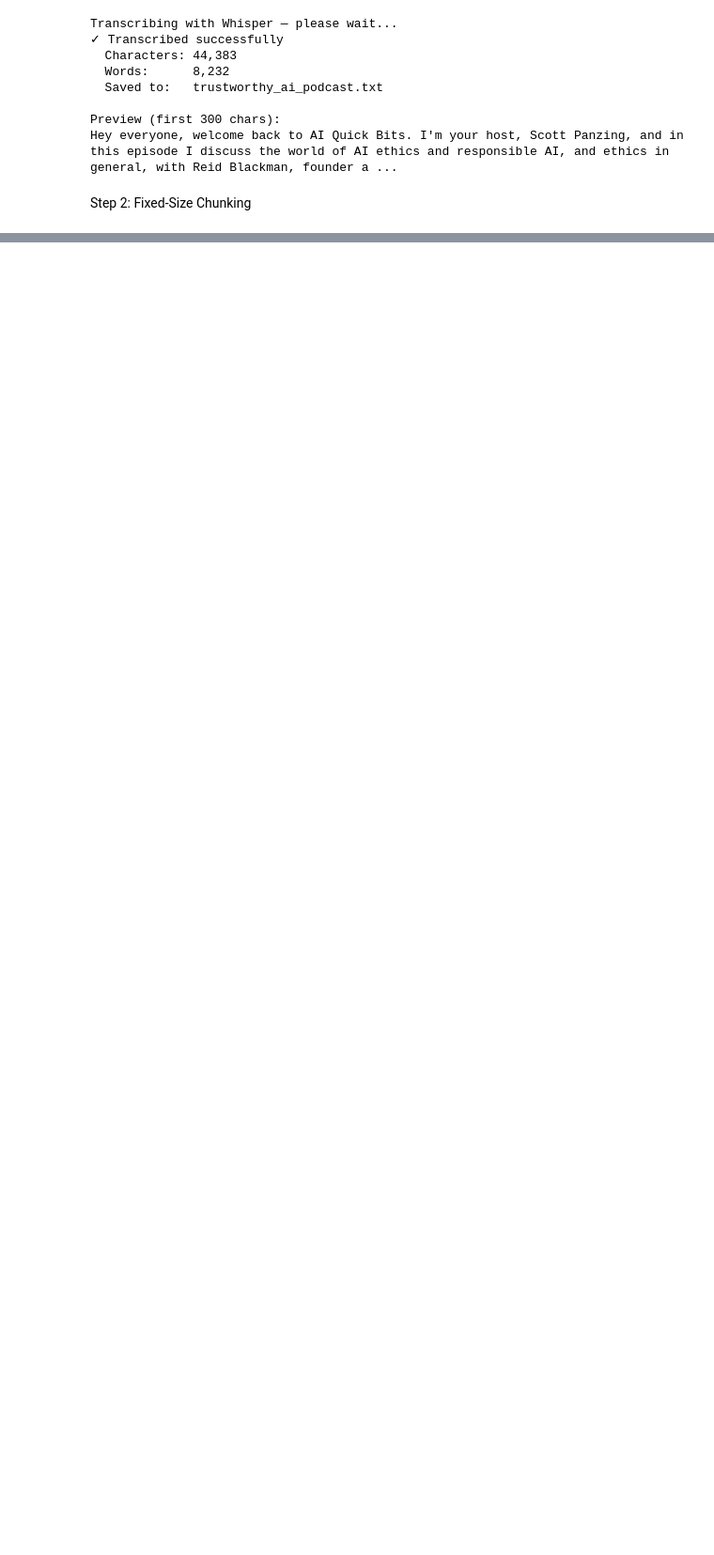
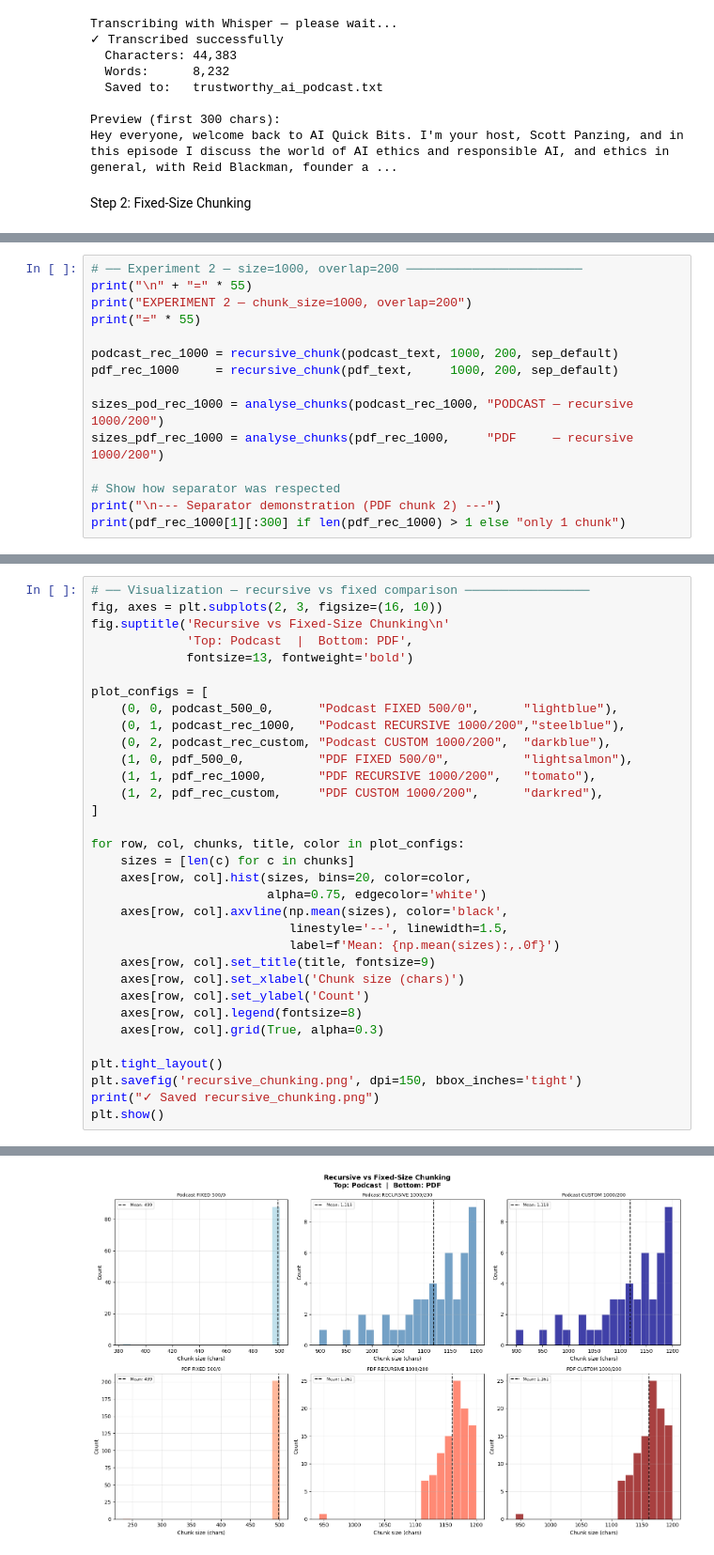
Before and after one commit to dbystrova26/Ironhack_Day10, a Jupyter notebook: chunking_strategies.ipynb, the cells around one changed output, grey strips where cells are left out. Shown at 94% size. Cells and saved outputs as stored; diff of their text form; blank space fills up the shorter version.

```diff
--- a/chunking_strategies.ipynb
+++ b/chunking_strategies.ipynb
@@ -196,0 +675,15 @@ Step 2: Implement Fixed-Size Chunking
+# %%
+# ── Experiment 2 — size=1000, overlap=200 ────────────────────────
+print("\n" + "=" * 55)
+print("EXPERIMENT 2 — chunk_size=1000, overlap=200")
+print("=" * 55)
+
+podcast_rec_1000 = recursive_chunk(podcast_text, 1000, 200, sep_default)
+pdf_rec_1000     = recursive_chunk(pdf_text,     1000, 200, sep_default)
+
+sizes_pod_rec_1000 = analyse_chunks(podcast_rec_1000, "PODCAST — recursive 1000/200")
+sizes_pdf_rec_1000 = analyse_chunks(pdf_rec_1000,     "PDF     — recursive 1000/200")
+
+# Show how separator was respected
+print("\n--- Separator demonstration (PDF chunk 2) ---")
+print(pdf_rec_1000[1][:300] if len(pdf_rec_1000) > 1 else "only 1 chunk")
@@ -196,0 +838,34 @@ Step 2: Implement Fixed-Size Chunking
+# %%
+# ── Visualization — recursive vs fixed comparison ─────────────────
+fig, axes = plt.subplots(2, 3, figsize=(16, 10))
+fig.suptitle('Recursive vs Fixed-Size Chunking\n'
+             'Top: Podcast  |  Bottom: PDF',
+             fontsize=13, fontweight='bold')
+
+plot_configs = [
+    (0, 0, podcast_500_0,      "Podcast FIXED 500/0",      "lightblue"),
+    (0, 1, podcast_rec_1000,   "Podcast RECURSIVE 1000/200","steelblue"),
+    (0, 2, podcast_rec_custom, "Podcast CUSTOM 1000/200",  "darkblue"),
+    (1, 0, pdf_500_0,          "PDF FIXED 500/0",          "lightsalmon"),
+    (1, 1, pdf_rec_1000,       "PDF RECURSIVE 1000/200",   "tomato"),
+    (1, 2, pdf_rec_custom,     "PDF CUSTOM 1000/200",      "darkred"),
+]
+
+for row, col, chunks, title, color in plot_configs:
+    sizes = [len(c) for c in chunks]
+    axes[row, col].hist(sizes, bins=20, color=color,
+                        alpha=0.75, edgecolor='white')
+    axes[row, col].axvline(np.mean(sizes), color='black',
+                           linestyle='--', linewidth=1.5,
+                           label=f'Mean: {np.mean(sizes):,.0f}')
+    axes[row, col].set_title(title, fontsize=9)
+    axes[row, col].set_xlabel('Chunk size (chars)')
+    axes[row, col].set_ylabel('Count')
+    axes[row, col].legend(fontsize=8)
+    axes[row, col].grid(True, alpha=0.3)
+
+plt.tight_layout()
+plt.savefig('recursive_chunking.png', dpi=150, bbox_inches='tight')
+print("✓ Saved recursive_chunking.png")
+plt.show()
+# %% [output]
@@ -196,0 +873 @@ Step 2: Implement Fixed-Size Chunking
+[figure, added]
```
Also changed, not shown: parts of 29 cells of this notebook, 3 other files.
